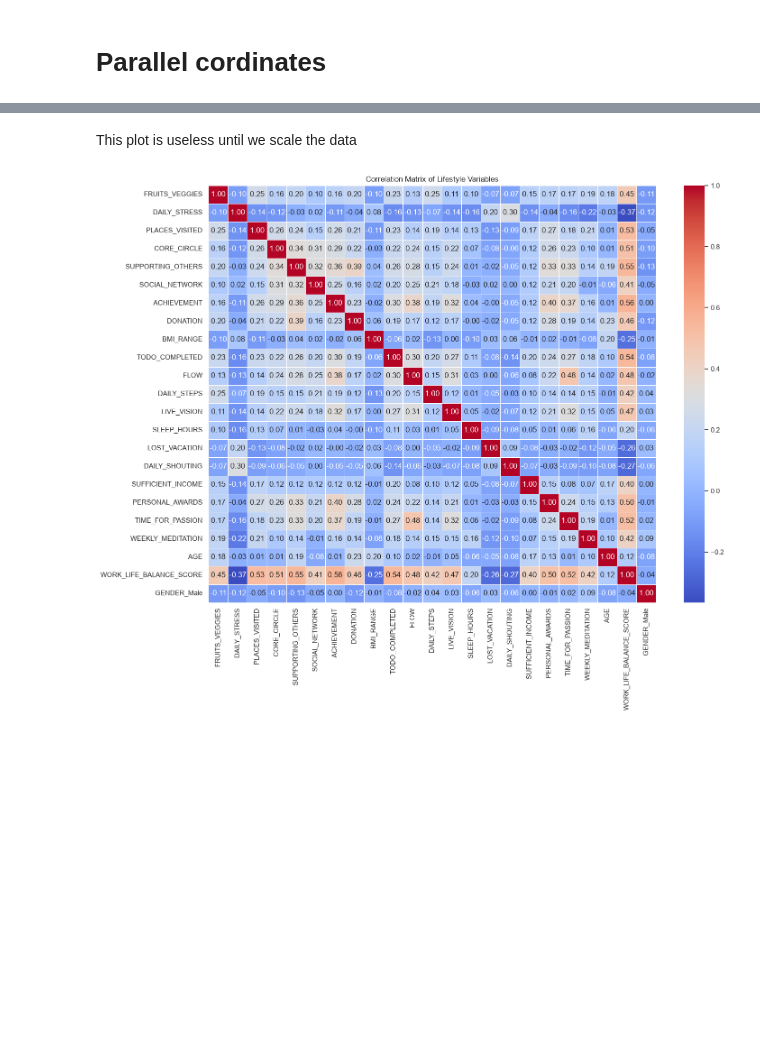
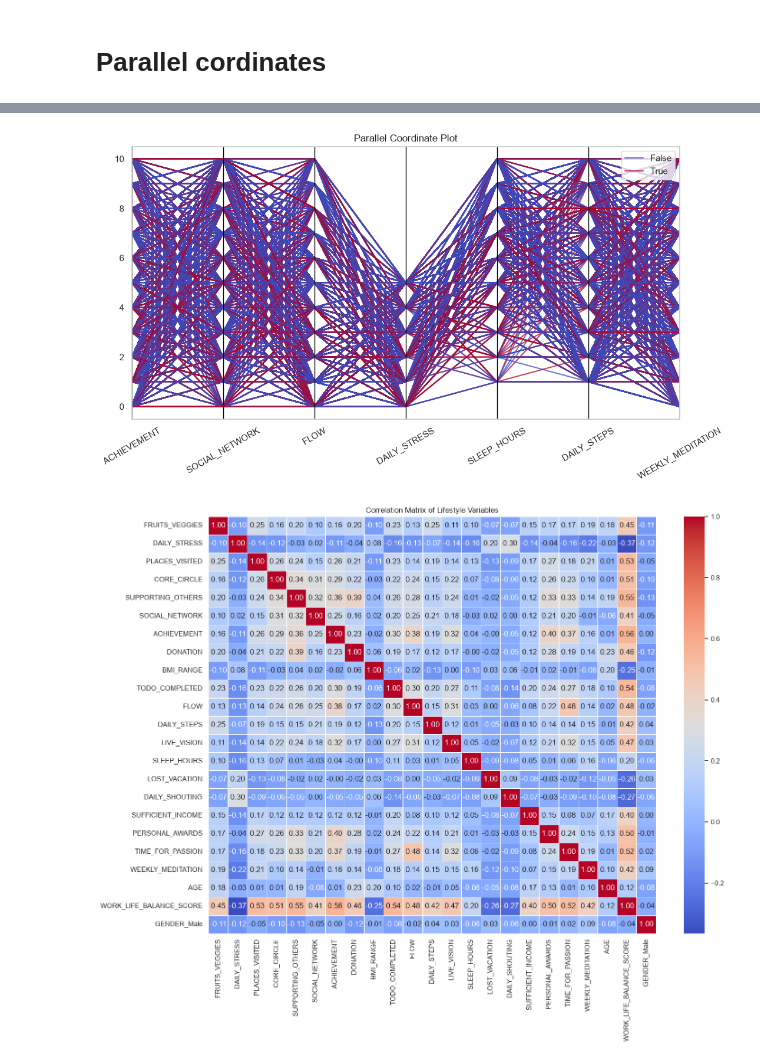
Before and after one commit to Adityaa-KC/Analyzing-the-Impact-of-Eating-Habits-and-Sedentary-Lifestyle-on-Health-Risk-Patterns, a Jupyter notebook: New Structured directory/EDA.ipynb, the cells around one changed output, grey strips where cells are left out. Saved outputs shown, nothing was run; the diff lists cells and outputs as text; code cells hidden in the pictures; blank space fills up the shorter version.

```diff
--- a/New Structured directory/EDA.ipynb
+++ b/New Structured directory/EDA.ipynb
@@ -198,32 +230,38 @@ plt.show()
 # %%
+from matplotlib.cm import coolwarm
 from pandas.plotting import parallel_coordinates
 
 parallel_features = [
     "GENDER_Male",
+    "ACHIEVEMENT",
+    "SOCIAL_NETWORK",
+    "FLOW",
     "DAILY_STRESS",
     "SLEEP_HOURS",
-    "DAILY_STEPS"
+    "DAILY_STEPS",
+    "WEEKLY_MEDITATION",
 ]
 
 parallel_df = eda_df[parallel_features].copy()
 
 parallel_df["GENDER_Male"] = parallel_df["GENDER_Male"].astype(str)
 
 plt.figure(figsize=(12,6))
 
 parallel_coordinates(
     parallel_df,
     class_column="GENDER_Male",
-    alpha=0.2
+    colormap="coolwarm",
+    alpha=0.75
 )
 
 plt.title("Parallel Coordinate Plot")
 
 plt.xticks(rotation=30)
 
 plt.show()
+# %% [output]
+[figure, added]
-# %% [markdown]
-This plot is useless until we scale the data
 # %%
 #Plotting the corelation matrix to show corelation between attributes
 
```
Also changed, not shown: parts of 10 cells of this notebook, 1 other file.
